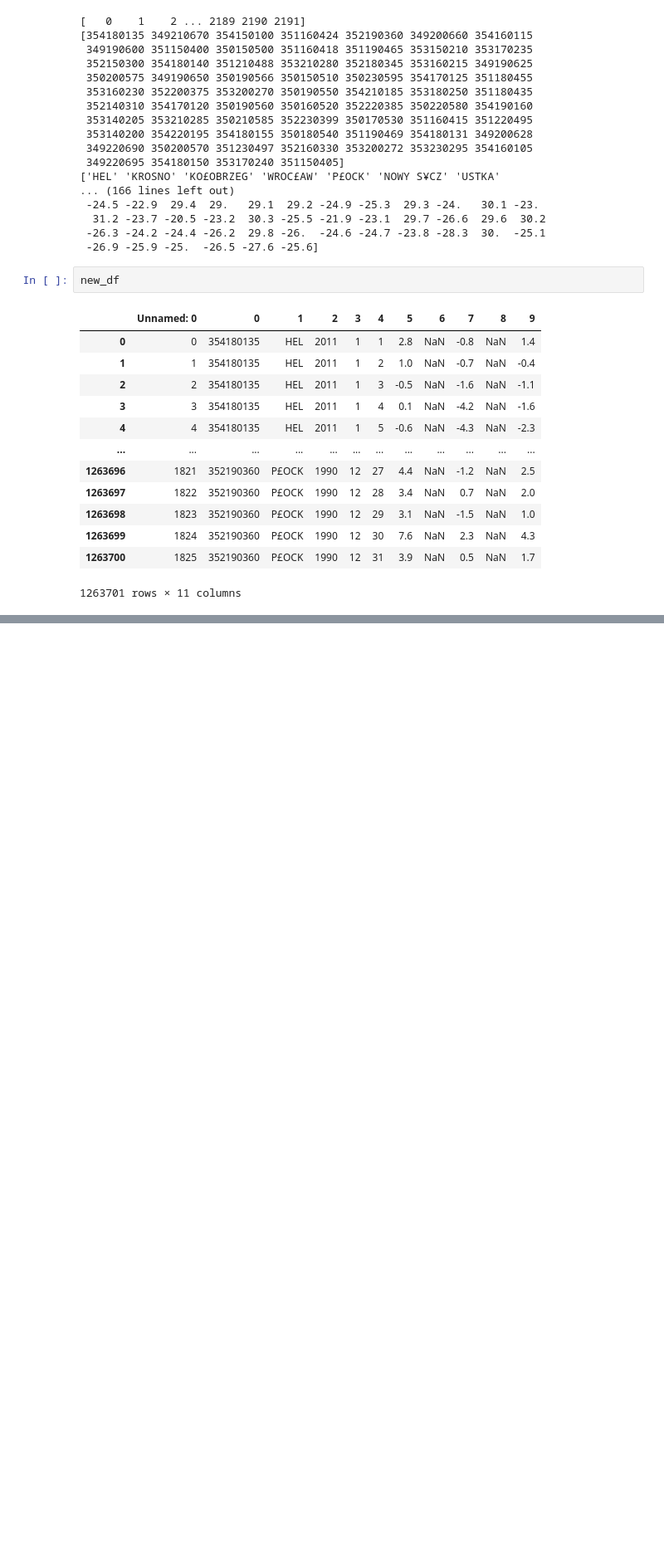
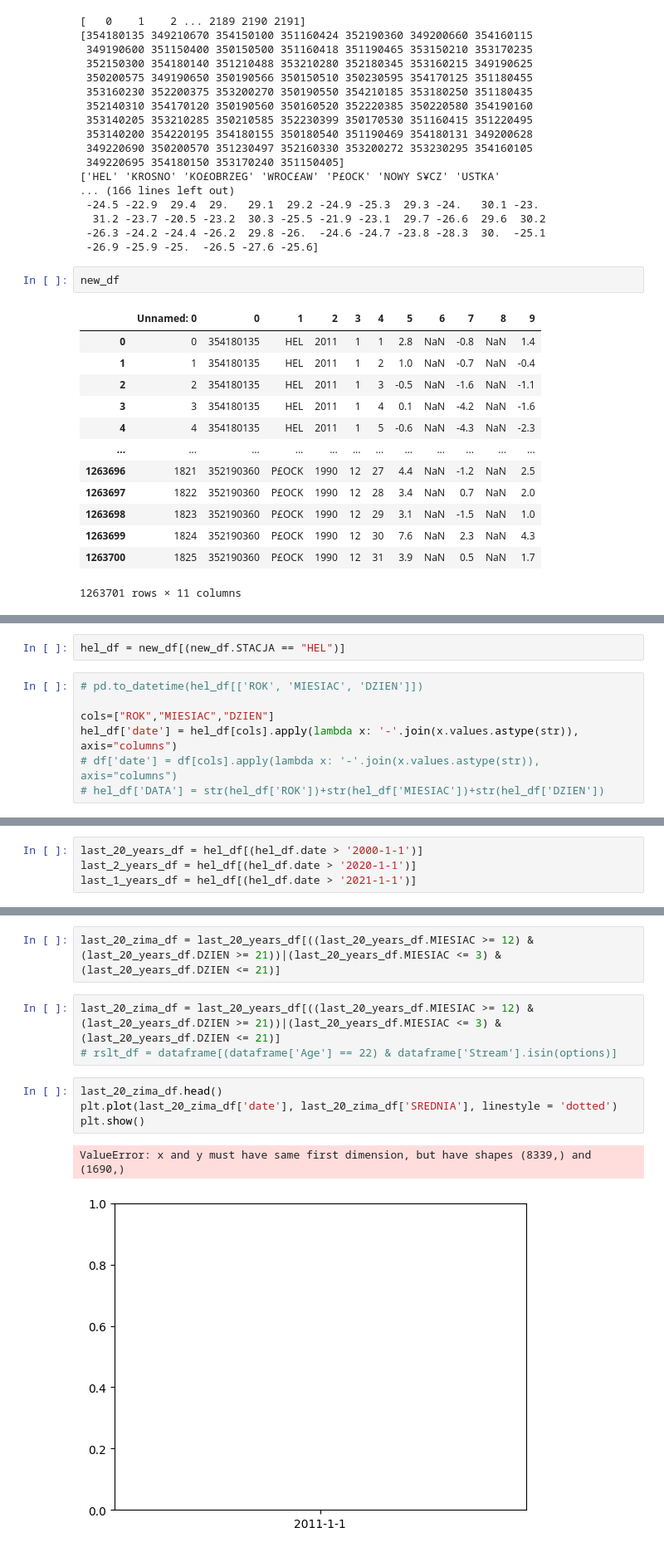
Before and after one commit to makarun/DanePogodowe, a Jupyter notebook: Pobieranie danych.ipynb, the cells around one changed output, grey strips where cells are left out. Shown at 83% size. Drawn from its saved outputs; the diff is of its cells as text; blank space fills up the shorter version.

Commit message:
Data Seasoning

```diff
--- a/Pobieranie danych.ipynb
+++ b/Pobieranie danych.ipynb
@@ -173,0 +198,9 @@ new_df
+# %%
+hel_df = new_df[(new_df.STACJA == "HEL")]
+# %%
+# pd.to_datetime(hel_df[['ROK', 'MIESIAC', 'DZIEN']])
+
+cols=["ROK","MIESIAC","DZIEN"]
+hel_df['date'] = hel_df[cols].apply(lambda x: '-'.join(x.values.astype(str)), axis="columns")
+# df['date'] = df[cols].apply(lambda x: '-'.join(x.values.astype(str)), axis="columns")
+# hel_df['DATA'] = str(hel_df['ROK'])+str(hel_df['MIESIAC'])+str(hel_df['DZIEN'])
@@ -173,0 +244,4 @@ new_df
+# %%
+last_20_years_df = hel_df[(hel_df.date > '2000-1-1')]
+last_2_years_df = hel_df[(hel_df.date > '2020-1-1')]
+last_1_years_df = hel_df[(hel_df.date > '2021-1-1')]
@@ -173,0 +280,12 @@ new_df
+# %%
+last_20_zima_df = last_20_years_df[((last_20_years_df.MIESIAC >= 12) & (last_20_years_df.DZIEN >= 21))|(last_20_years_df.MIESIAC <= 3) & (last_20_years_df.DZIEN <= 21)]
+# %%
+last_20_zima_df = last_20_years_df[((last_20_years_df.MIESIAC >= 12) & (last_20_years_df.DZIEN >= 21))|(last_20_years_df.MIESIAC <= 3) & (last_20_years_df.DZIEN <= 21)]
+# rslt_df = dataframe[(dataframe['Age'] == 22) & dataframe['Stream'].isin(options)]
+# %%
+last_20_zima_df.head()
+plt.plot(last_20_zima_df['date'], last_20_zima_df['SREDNIA'], linestyle = 'dotted')
+plt.show()
+# %% [output]
+ValueError: x and y must have same first dimension, but have shapes (8339,) and (1690,)
+[figure, added]
```
Also changed, not shown: parts of 22 cells of this notebook.
